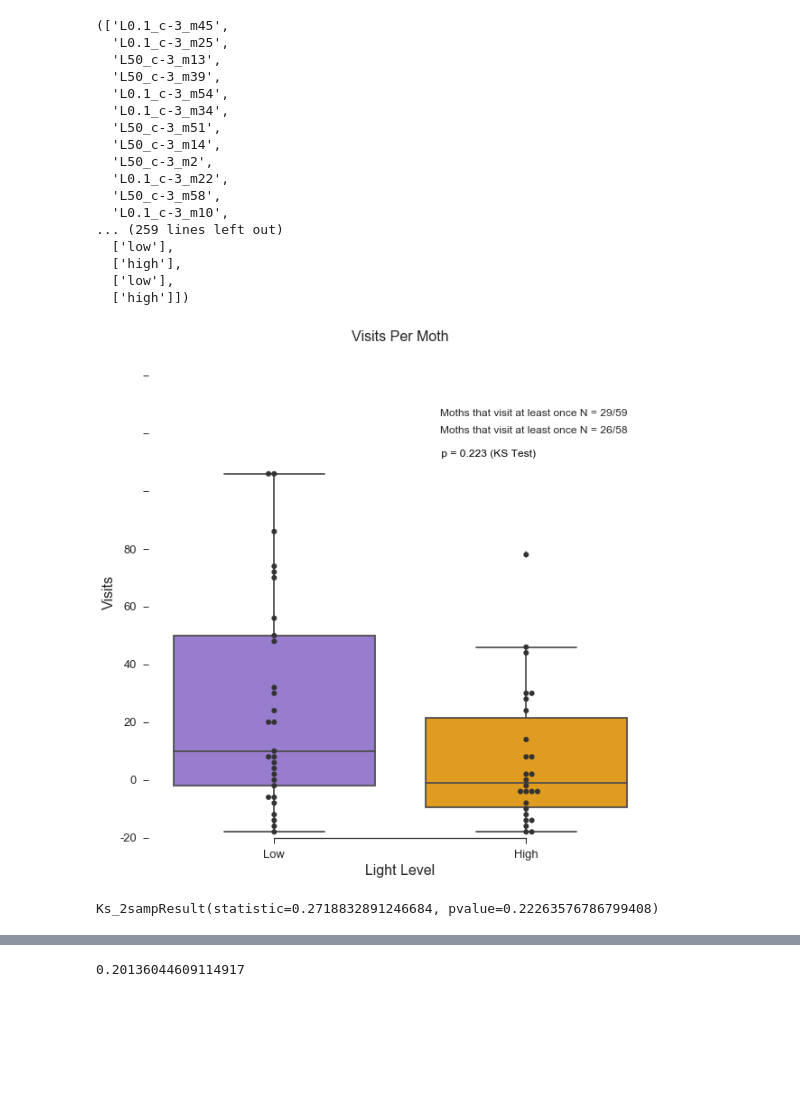
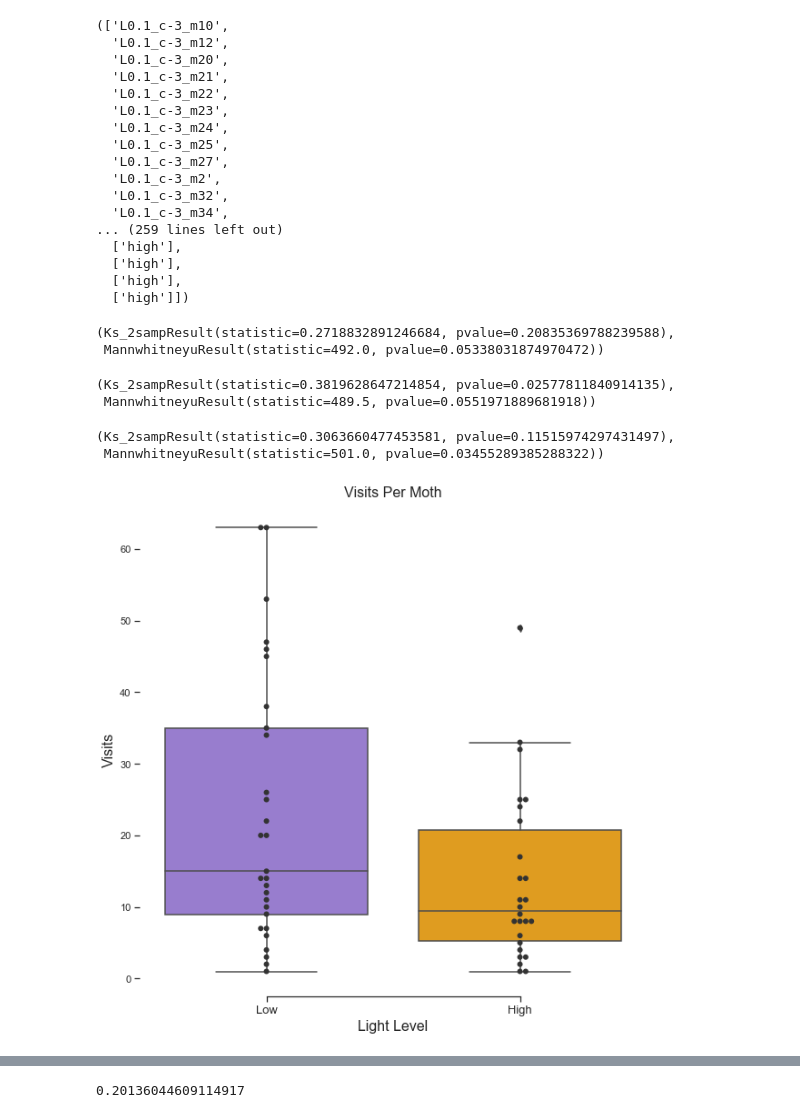
Before and after one commit to itsMahad/ManducaMultiSenseFeeding, a Jupyter notebook: A_Step5_Moth_Visits_Table.ipynb, the cells around one changed output, grey strips where cells are left out. Cells and saved outputs as stored; diff of their text form; code cells hidden in the pictures; blank space fills up the shorter version.

Commit message:
Update 4/7: Ratio
This update implemented ratio of succesful visits over total visits

```diff
--- a/A_Step5_Moth_Visits_Table.ipynb
+++ b/A_Step5_Moth_Visits_Table.ipynb
@@ -9,7 +9,7 @@ import statistics as stats
 plt.rcParams['font.sans-serif'] = "Arial"
 plt.rcParams['font.family'] = "sans-serif"
 # %%
-visitsPerMothPath = r"/Users/Mahad/Downloads/Step5"
-duration_path = r"/Users/Mahad/Downloads/Step5/Duration"
-outpath = r"/Users/Mahad/Downloads/Moth_Visits_Information"
+visitsPerMothPath = r"E:\Downloads\ManducaMultiSenseData\Step5"
+duration_path = r"E:\Downloads\ManducaMultiSenseData\Moth_Visits_Information\Duration"
+outpath = r"E:\Downloads\ManducaMultiSenseData\Moth_Visits_Information"
 # %%
@@ -42,7 +26,7 @@ fed_status = []
 ratio_list = []
 for moth in moth_list_files:
     df = pd.read_csv(moth)
-    name = moth[29:-30]
+    name = moth[41:-30]
     visit_number = len(df.In_Frame)
     successful_number = len(df.ProboscisDetect[df.ProboscisDetect.values>0])
     successful_visits.append(successful_number)
@@ -79,73 +63,81 @@ for moth in moth_list_files:
         post_duration.append(post_dur)
     new = pd.DataFrame({'duration': duration, 'pre_duration': pre_duration, 'post_duration': post_duration})
     step5_duration = pd.concat([df,new], axis = 1)
-    step5_duration.to_csv(duration_path + "//" + name + "_duration.csv")
+    step5_duration.to_csv(duration_path + "\\" + name + "_duration.csv")
 new_df = pd.DataFrame({'name' : names, 'visits' : visit_per_moth, 'ratio': ratio_list, 'successful_visits' : successful_visits,
                         'Fed_Status': list(np.squeeze(fed_status)), 'Light_Level': list(np.squeeze(light_level))})
-new_df.to_csv(outpath + "//" + "Moth_Visits_Table.csv")
+new_df.to_csv(outpath + "\\Moth_Visits_Table.csv")
 names, visit_per_moth, successful_visits, fed_status, light_level
 # %% [output]
-(['L0.1_c-3_m45',
+(['L0.1_c-3_m10',
+  'L0.1_c-3_m12',
+  'L0.1_c-3_m20',
+  'L0.1_c-3_m21',
+  'L0.1_c-3_m22',
+  'L0.1_c-3_m23',
+  'L0.1_c-3_m24',
   'L0.1_c-3_m25',
-  'L50_c-3_m13',
-  'L50_c-3_m39',
-  'L0.1_c-3_m54',
+  'L0.1_c-3_m27',
+  'L0.1_c-3_m2',
+  'L0.1_c-3_m32',
   'L0.1_c-3_m34',
-  'L50_c-3_m51',
-  'L50_c-3_m14',
-  'L50_c-3_m2',
-  'L0.1_c-3_m22',
-  'L50_c-3_m58',
-  'L0.1_c-3_m10',
 ... (259 lines left out)
-  ['low'],
   ['high'],
-  ['low'],
+  ['high'],
+  ['high'],
   ['high']])
+# %%
+moth_data = pd.read_csv(outpath + "\\Moth_Visits_Table.csv")
+# %%
+high_visit_list = moth_data[(moth_data.Light_Level.str.contains("high")) & moth_data.visits.notnull()].visits.values
+low_visit_list = moth_data[(moth_data.Light_Level.str.contains("low")) & moth_data.visits.notnull()].visits.values
+sc.stats.ks_2samp(high_visit_list, low_visit_list), sc.stats.mannwhitneyu(low_visit_list, high_visit_list, use_continuity=True, alternative='two-sided')
+# %% [output]
+(Ks_2sampResult(statistic=0.2718832891246684, pvalue=0.20835369788239588),
+ MannwhitneyuResult(statistic=492.0, pvalue=0.05338031874970472))
+# %%
+high_succ_list = moth_data[(moth_data.Light_Level.str.contains("high"))].successful_visits.values
+low_succ_list = moth_data[(moth_data.Light_Level.str.contains("low"))].successful_visits.values
+sc.stats.ks_2samp(low_succ_list, high_succ_list), sc.stats.mannwhitneyu(low_succ_list, high_succ_list, use_continuity=True, alternative='two-sided')
+# %% [output]
+(Ks_2sampResult(statistic=0.3819628647214854, pvalue=0.02577811840914135),
+ MannwhitneyuResult(statistic=489.5, pvalue=0.0551971889681918))
+# %%
+high_ratio_list = moth_data[(moth_data.Light_Level.str.contains("high"))].ratio.values
+low_ratio_list = moth_data[(moth_data.Light_Level.str.contains("low"))].ratio.values
+sc.stats.ks_2samp(low_ratio_list, high_ratio_list), sc.stats.mannwhitneyu(low_ratio_list, high_ratio_list, use_continuity=True, alternative='two-sided')
+# %% [output]
+(Ks_2sampResult(statistic=0.3063660477453581, pvalue=0.11515974297431497),
+ MannwhitneyuResult(statistic=501.0, pvalue=0.03455289385288322))
 # %%
-moth_data = pd.read_csv(outpath + "//Moth_Visits_Table.csv")
-
 sns.set(style="ticks")
 
-# Initialize the figure with a logarithmic x axis
 f, ax = plt.subplots(figsize=(10, 10))
 
 
 # Plot the orbital period with horizontal boxes
 sns.boxplot(x="Light_Level", y="visits", data=moth_data,
            palette=['mediumpurple','orange'])
 
 # Add in points to show each observation
 sns.swarmplot(x="Light_Level", y="visits", data=moth_data,
               size=6, color="0.2", linewidth=0)
 
 high_visit = len(moth_data[(moth_data.Light_Level.str.contains("high")) & moth_data.visits.notnull()].index)
 low_visit = len(moth_data[(moth_data.Light_Level.str.contains("low")) & moth_data.visits.notnull()].index)
 
 lineb = ax.plot(np.zeros(0), '-b')
 liner = ax.plot(np.zeros(0), '-r')
 lines = (lineb,liner)
 
 
 # Tweak the visual presentation
 ax.xaxis.grid(False)
 ax.set_ylabel("Visits", size = 16)
 ax.set_xlabel("Light Level", size = 16)
 ax.set_title("Visits Per Moth", size = 16)
 ax.set_xticklabels(["Low","High"], size = 13)
-ax.set_yticklabels(np.arange(-20,100, 20), size = 13)
-ax.set_ylim(0,85)
-ax.text(0.65, 66, ' p = 0.223 (KS Test)', color = 'k', size = 12)
-ax.text(0.66, 70,'Moths that visit at least once N = ' +str(high_visit)  + "/58")
-ax.text(0.66, 73, 'Moths that visit at least once N = ' + str(low_visit) + "/59")
 sns.despine(trim=True, left=True)
 # plt.savefig(outpath_fig + "\\VisitsPerMoth_Box.png")
-#include zero visit boys
 # %% [output]
-[figure, old version]
+[figure, new version]
-# %%
-high_visit_list = moth_data[(moth_data.Light_Level.str.contains("high")) & moth_data.visits.notnull()].visits.values
-low_visit_list = moth_data[(moth_data.Light_Level.str.contains("low")) & moth_data.visits.notnull()].visits.values
-sc.stats.ks_2samp(high_visit_list, low_visit_list)
-# %% [output]
-Ks_2sampResult(statistic=0.2718832891246684, pvalue=0.22263576786799408)
```
Also changed, not shown: parts of 4 cells of this notebook.
